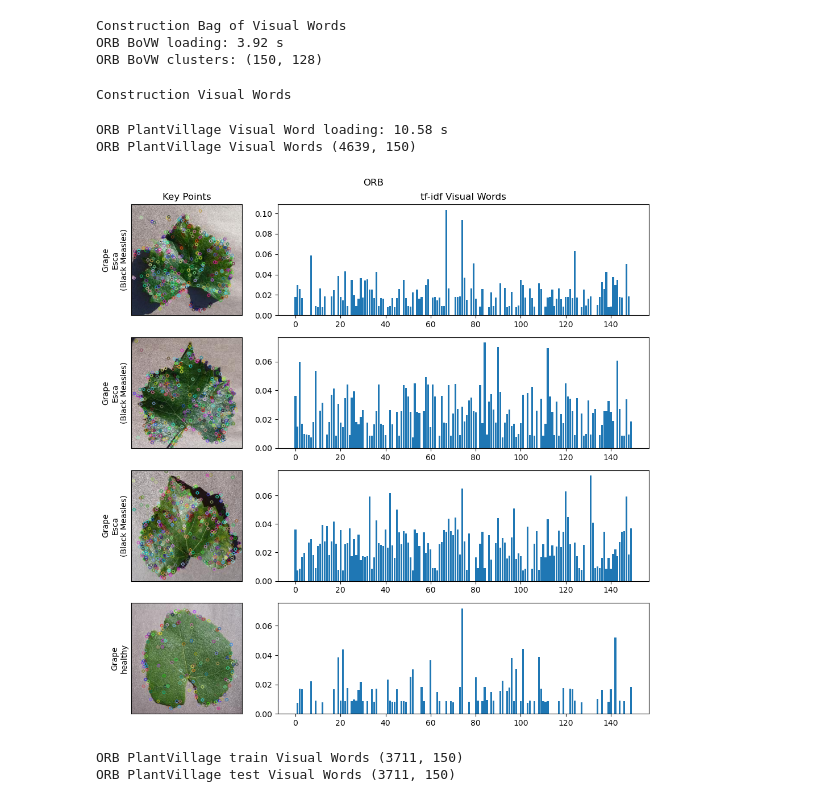
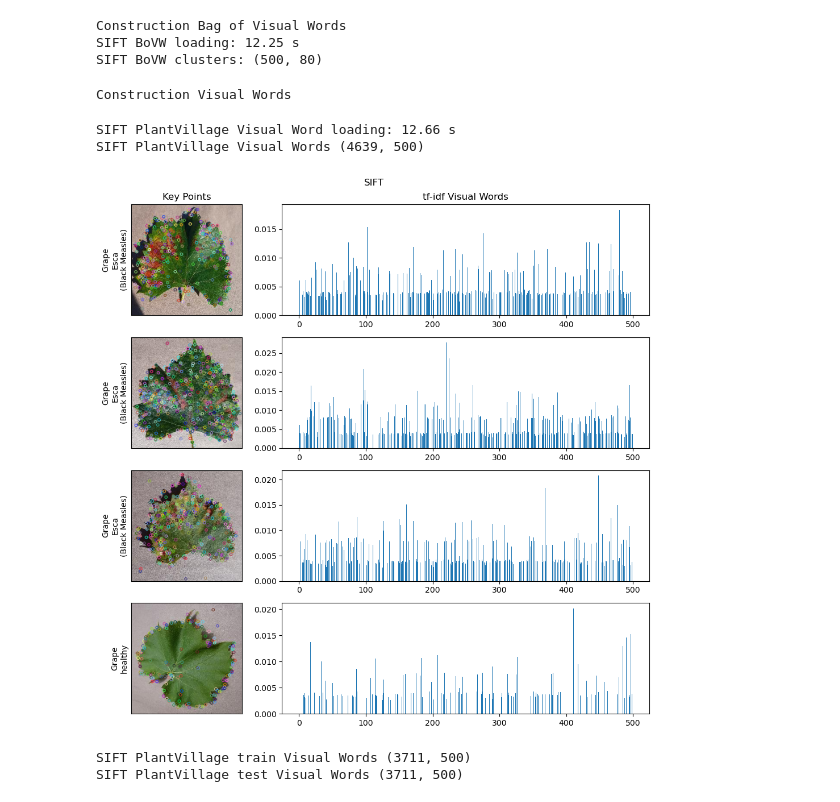
Before and after one commit to jfgagnon00/PlantVillage, a Jupyter notebook: JFG - Test Training.ipynb, the cells around one changed output. Cells and saved outputs as stored; diff of their text form; code cells hidden in the pictures.

```diff
--- a/JFG - Test Training.ipynb
+++ b/JFG - Test Training.ipynb
@@ -99,50 +91,50 @@ ORB test features (293047, 128)
 # %%
 #
-# bovw orb
+# bovw sift
 #
 
-configs.orb_bovw.force_generate = True # True
+configs.sift_bovw.force_generate = True
 
-if "orb_bovw" in locals():
-    del orb_bovw
+if "sift_bovw" in locals():
+    del sift_bovw
 
 # soyez patient, ce n'est pas interactif
-with hlp.Profile() as orb_bovw_profile:
-    orb_bovw = vw.load_bovw(configs.orb_bovw, orb_features.train_features)
+with hlp.Profile() as sift_bovw_profile:
+    sift_bovw = vw.load_bovw(configs.sift_bovw, sift_features.train_features)
 
-print("ORB BoVW loading:", orb_bovw_profile.round_duration(), "s")
-print("ORB BoVW clusters:", orb_bovw.model.cluster_centers_.shape)
+print("SIFT BoVW loading:", sift_bovw_profile.round_duration(), "s")
+print("SIFT BoVW clusters:", sift_bovw.cluster_centers.shape)
 # %% [output]
 Construction Bag of Visual Words
-ORB BoVW loading: 3.92 s
-ORB BoVW clusters: (150, 128)
+SIFT BoVW loading: 12.25 s
+SIFT BoVW clusters: (500, 80)
 # %%
 #
-# dataset vw orb
+# dataset vw sift
 #
 
-configs.orb_dataset_vw.force_generate = True
+configs.sift_dataset_vw.force_generate = True
 
-if "orb_pv_vw" in locals():
-    del orb_pv_vw
+if "sift_pv_vw" in locals():
+    del sift_pv_vw
 
-with hlp.Profile() as orb_pv_vw_loading:
-    orb_pv_vw = vw.load_dataset_vw(configs.orb_dataset_vw,
-                                   orb_features,
-                                   configs.orb_bovw,
-                                   orb_bovw,
+with hlp.Profile() as sift_pv_vw_loading:
+    sift_pv_vw = vw.load_dataset_vw(configs.sift_dataset_vw,
+                                   sift_features,
+                                   configs.sift_bovw,
+                                   sift_bovw,
                                    train,
                                    test)
 
-print(f"ORB PlantVillage Visual Word loading:", orb_pv_vw_loading.round_duration(), "s")
-print("ORB PlantVillage Visual Words", orb_pv_vw.vw_freqs.shape)
+print(f"SIFT PlantVillage Visual Word loading:", sift_pv_vw_loading.round_duration(), "s")
+print("SIFT PlantVillage Visual Words", sift_pv_vw.vw_freqs.shape)
 # %% [output]
 Construction Visual Words
-ORB PlantVillage Visual Word loading: 10.58 s
-ORB PlantVillage Visual Words (4639, 150)
+SIFT PlantVillage Visual Word loading: 12.66 s
+SIFT PlantVillage Visual Words (4639, 500)
 # %%
 #
-# visualiser quelques visual words orb
+# visualiser quelques visual words sift
 #
 
 SAMPLES_GRID = (4, 2)
@@ -164,39 +156,39 @@ def affiche_image(image_indices, visual_words, idf, features, pv_vw):
         image = pv_dataset.get_image(image_index)
         image_key_points = visual_words.draw_key_points(image, key_points)
 
         species, disease = pv_dataframe.loc[image_index, ["species", "disease"]]
         disease = pv.attribute_prettify(species, disease)
         title = "\n".join([species, disease])
 
         plt.sca(axes[i, 0])
         plt.gca().set_ylabel(title)
         plt.gca().set_xticks([])
         plt.gca().set_yticks([])
         plt.imshow(image_key_points)
 
         plt.sca(axes[i, 1])
         plt.bar(x_range, tf_idf)
 
     axes[0, 0].set_title("Key Points")
     axes[0, 1].set_title("tf-idf Visual Words")
 
 
 # selectionner quelques images aleatoirement
 random.seed(33)
 image_indices = random.choices(train, k=SAMPLES_COUNT)
 image_indices.sort()
 
 affiche_image(image_indices,
-              vw.VisualWords(configs.orb, orb_bovw.model),
-              np.ravel(orb_bovw.idf),
-              orb_features,
-              orb_pv_vw)
+              vw.VisualWords(configs.sift, sift_bovw),
+              np.ravel(sift_bovw.idf),
+              sift_features,
+              sift_pv_vw)
 
-plt.suptitle("ORB")
+plt.suptitle("SIFT")
 plt.tight_layout()
 plt.show()
 # %% [output]
-[figure, old version]
+[figure, new version]
 # %%
 def load_knn(model_filename, train_x, train_y):
     """
@@ -268,17 +260,17 @@ test_y = pv_dataframe.loc[test, "label"]
 
 # *_pv_vw garantissent l'ordre donne par train/test lors de l'etape precedante
 # alors faire gaffe a ne pas le changer
-orb_train_x = np.multiply(orb_pv_vw.train_vw_freqs[...], orb_bovw.idf)
-orb_test_x = np.multiply(orb_pv_vw.test_vw_freqs[...], orb_bovw.idf)
+sift_train_x = np.multiply(sift_pv_vw.train_vw_freqs[...], sift_bovw.idf)
+sift_test_x = np.multiply(sift_pv_vw.test_vw_freqs[...], sift_bovw.idf)
 
-assert orb_train_x.shape[0] == train_y.shape[0]
-assert orb_test_x.shape[0] == test_y.shape[0]
+assert sift_train_x.shape[0] == train_y.shape[0]
+assert sift_test_x.shape[0] == test_y.shape[0]
 
-print("ORB PlantVillage train Visual Words", orb_train_x.shape)
-print("ORB PlantVillage test Visual Words", orb_train_x.shape)
+print("SIFT PlantVillage train Visual Words", sift_train_x.shape)
+print("SIFT PlantVillage test Visual Words", sift_train_x.shape)
 # %% [output]
-ORB PlantVillage train Visual Words (3711, 150)
-ORB PlantVillage test Visual Words (3711, 150)
+SIFT PlantVillage train Visual Words (3711, 500)
+SIFT PlantVillage test Visual Words (3711, 500)
 # %%
 def load_rf(model_filename, train_x, train_y):
     """
```
Also changed, not shown: parts of 5 cells of this notebook, 4 other files.
